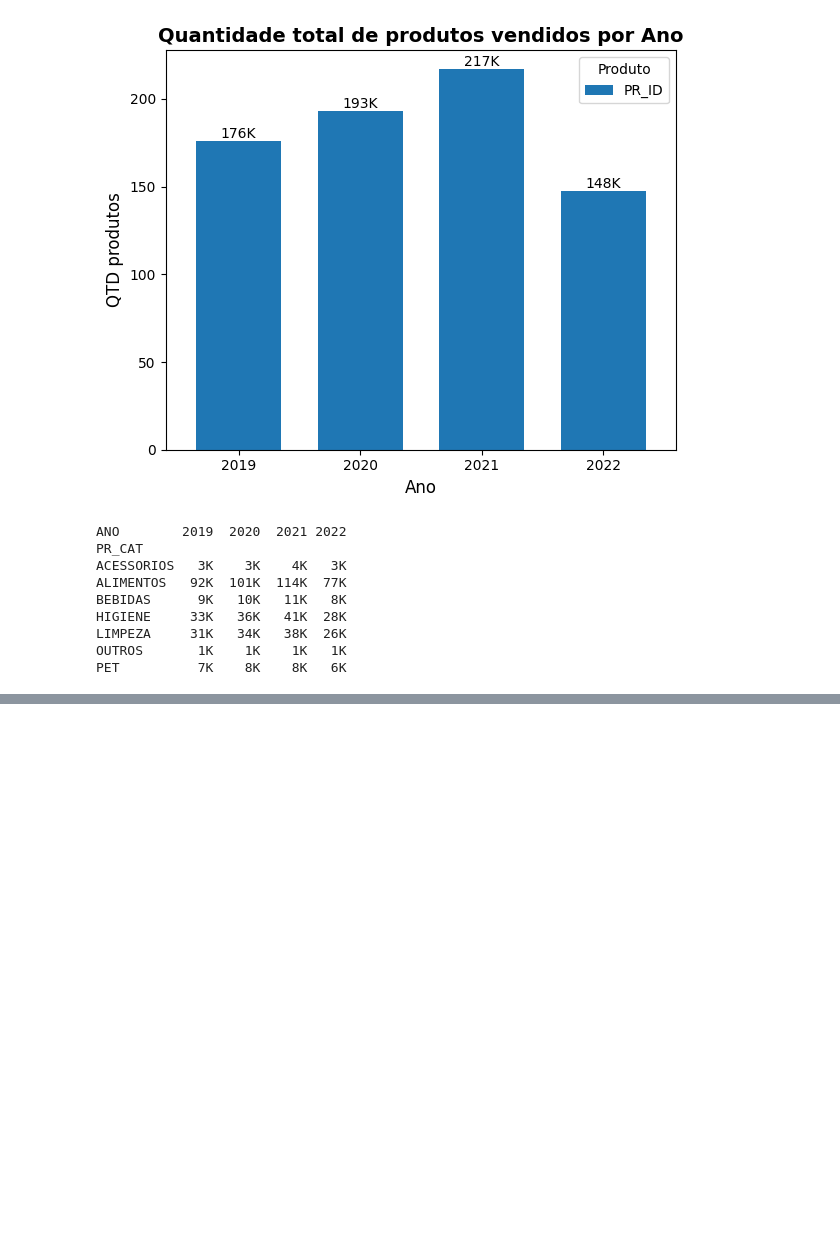
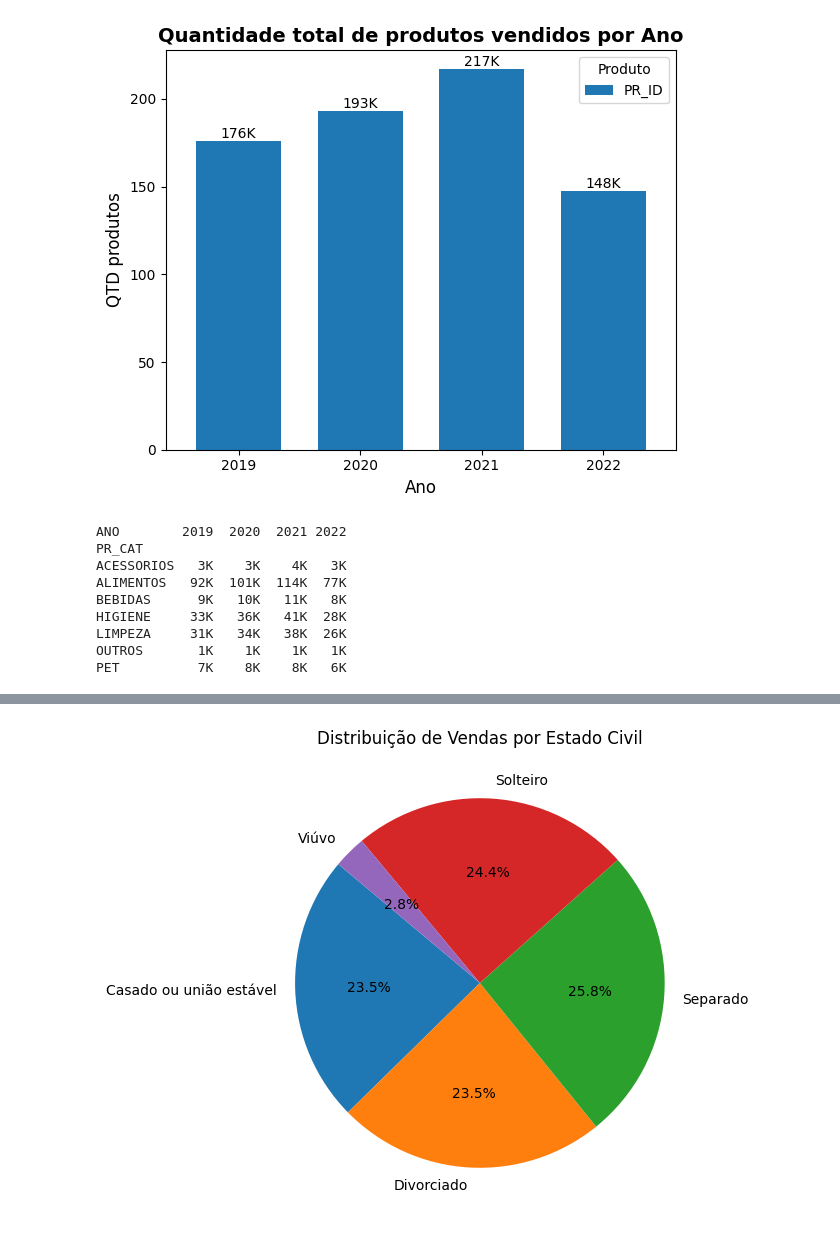
Before and after one commit to RenataFernandes-jpg/https---github.com-RenataFernandes-jpg-Miniprojeto_RenataFernandes_T2, a Jupyter notebook: Notebook/Projeto Varejo.ipynb, the cells around one changed output, grey strips where cells are left out. Saved outputs shown, nothing was run; the diff lists cells and outputs as text; code cells hidden in the pictures; blank space fills up the shorter version.

```diff
--- a/Notebook/Projeto Varejo.ipynb
+++ b/Notebook/Projeto Varejo.ipynb
@@ -346,0 +456,12 @@ plt.show()
+# %%
+#analise qtd vendas
+QTD_Analise2= pd.pivot_table(
+    df_var2,
+    values="PR_ID",
+    index="Estado_Civil",
+    aggfunc="count",
+    fill_value=0,
+)
+
+print(QTD_Analise2)
+print()
@@ -346,0 +476,15 @@ plt.show()
+# %%
+
+QTD_Analise2.plot.pie(
+    y="PR_ID",
+    autopct='%.1f%%',
+    figsize=(8, 6),
+    startangle=140,
+    legend=False
+)
+
+plt.title('Distribuição de Vendas por Estado Civil')
+plt.ylabel('')
+plt.show()
+# %% [output]
+[figure, added]
```
Also changed, not shown: parts of 9 cells of this notebook.
